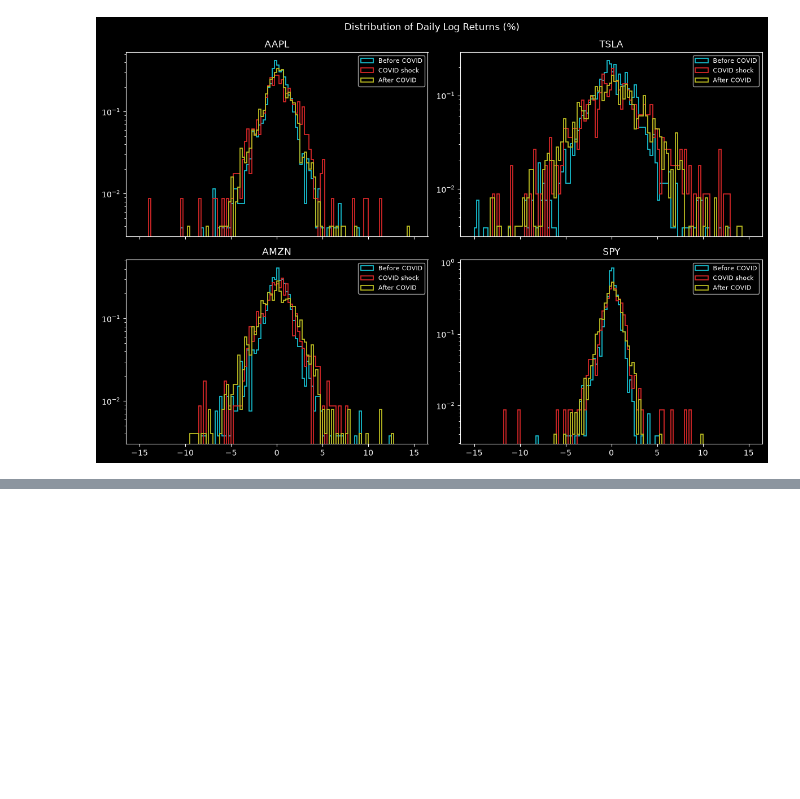
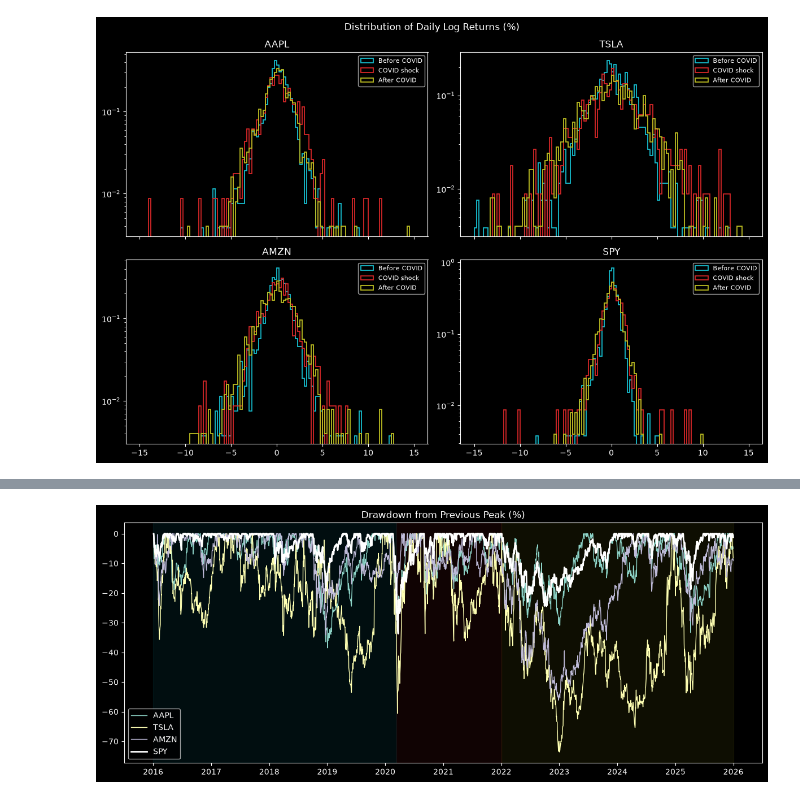
Before and after one commit to amiksulzef-lab/stock-returns-covid-analysis, a Jupyter notebook: stock-returns-covid-fixedversion.ipynb, the cells around one changed output, grey strips where cells are left out. Saved outputs shown, nothing was run; the diff lists cells and outputs as text; code cells hidden in the pictures; blank space fills up the shorter version.

```diff
--- a/stock-returns-covid-fixedversion.ipynb
+++ b/stock-returns-covid-fixedversion.ipynb
@@ -154,0 +187,16 @@ plt.show()
+# %%
+#Drawdown: how far below its previous record high each asset is
+drawdown = 100 * (close / close.cummax() - 1)
+
+fig, ax = plt.subplots(figsize = (12, 5))
+ax.set_title('Drawdown from Previous Peak (%)')
+for ticker in tickers:
+    ax.plot(drawdown[ticker], label = ticker, linewidth = 2 if ticker == benchmark else 1,
+            color = 'white' if ticker == benchmark else None)
+shade_periods(ax)
+ax.legend(loc = 3)
+year_axis(ax)
+plt.tight_layout()
+plt.show()
+# %% [output]
+[figure, added]
```
Also changed, not shown: parts of 2 cells of this notebook.
